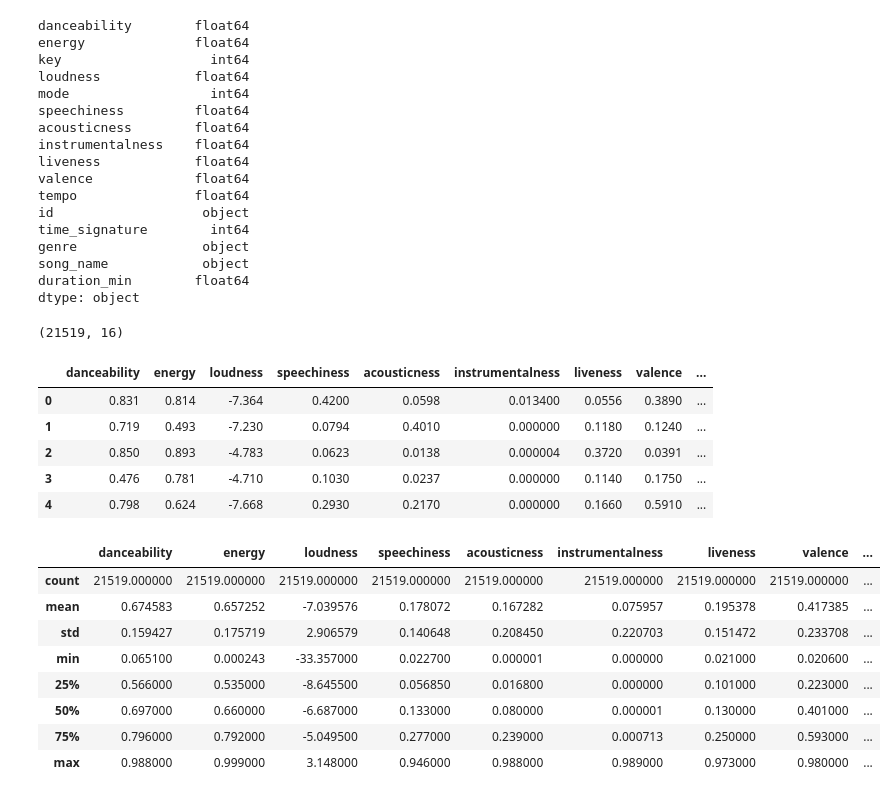
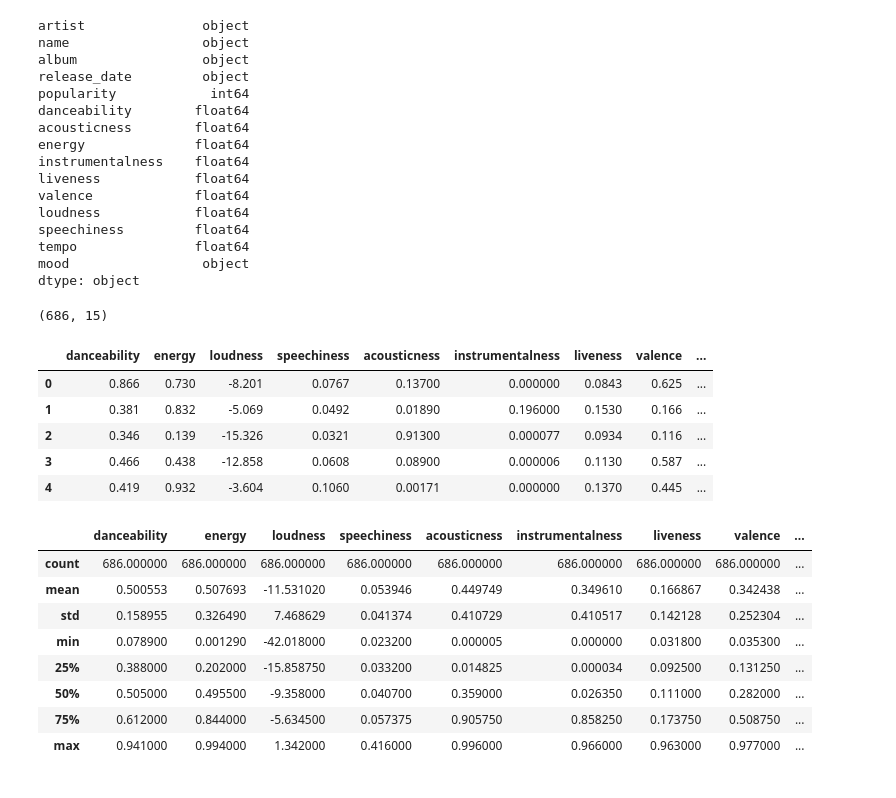
Before and after one commit to olalekeolaleke/Track-Information-and-Mood-Detector, a Jupyter notebook: analysis.ipynb, the cells around one changed output. Cells and saved outputs as stored; diff of their text form; code cells hidden in the pictures.

```diff
--- a/analysis.ipynb
+++ b/analysis.ipynb
@@ -15,5 +13,7 @@ from sklearn.preprocessing import MinMaxScaler
 # %%
-# reading csv file
-data_df = pd.read_csv("data/music_data.csv")
-data_df.head()
+# Creating csv path and loading second data in Pandas DataFrame
+
+csv_path = ("data/mood_data.csv")
+df = pd.read_csv(csv_path)
+df.head()
 # %% [output]
@@ -26,59 +26,58 @@ data_df.head()
 # %%
 # Checking the data type
 
-data_df.dtypes
+df.dtypes
 # %% [output]
+artist               object
+name                 object
+album                object
+release_date         object
+popularity            int64
 danceability        float64
+acousticness        float64
 energy              float64
-key                   int64
-loudness            float64
-mode                  int64
-speechiness         float64
-acousticness        float64
 instrumentalness    float64
 liveness            float64
 valence             float64
+loudness            float64
+speechiness         float64
 tempo               float64
-id                   object
-time_signature        int64
-genre                object
-song_name            object
-duration_min        float64
+mood                 object
 dtype: object
 # %%
-data_df.shape
+df.shape
 # %% [output]
-(21519, 16)
+(686, 15)
 # %%
 # choosing the features for our analysis
 
 chosen_cols = ['danceability', 'energy', 'loudness', 'speechiness',
                          'acousticness', 'instrumentalness', 'liveness', 'valence', 'tempo']
 
-real_df = data_df[chosen_cols].copy()
+data_df = df[chosen_cols].copy()
 
-real_df.head()
+data_df.head()
 # %% [output]
 |  | danceability | energy | loudness | speechiness | acousticness | instrumentalness | liveness | valence | ... |
-| 0 | 0.831 | 0.814 | -7.364 | 0.4200 | 0.0598 | 0.013400 | 0.0556 | 0.3890 | ... |
-| 1 | 0.719 | 0.493 | -7.230 | 0.0794 | 0.4010 | 0.000000 | 0.1180 | 0.1240 | ... |
-| 2 | 0.850 | 0.893 | -4.783 | 0.0623 | 0.0138 | 0.000004 | 0.3720 | 0.0391 | ... |
-| 3 | 0.476 | 0.781 | -4.710 | 0.1030 | 0.0237 | 0.000000 | 0.1140 | 0.1750 | ... |
-| 4 | 0.798 | 0.624 | -7.668 | 0.2930 | 0.2170 | 0.000000 | 0.1660 | 0.5910 | ... |
+| 0 | 0.866 | 0.730 | -8.201 | 0.0767 | 0.13700 | 0.000000 | 0.0843 | 0.625 | ... |
+| 1 | 0.381 | 0.832 | -5.069 | 0.0492 | 0.01890 | 0.196000 | 0.1530 | 0.166 | ... |
+| 2 | 0.346 | 0.139 | -15.326 | 0.0321 | 0.91300 | 0.000077 | 0.0934 | 0.116 | ... |
+| 3 | 0.466 | 0.438 | -12.858 | 0.0608 | 0.08900 | 0.000006 | 0.1130 | 0.587 | ... |
+| 4 | 0.419 | 0.932 | -3.604 | 0.1060 | 0.00171 | 0.000000 | 0.1370 | 0.445 | ... |
 # %%
 # Displaying our statistic summary
 
-real_df.describe()
+data_df.describe()
 # %% [output]
 |  | danceability | energy | loudness | speechiness | acousticness | instrumentalness | liveness | valence | ... |
-| count | 21519.000000 | 21519.000000 | 21519.000000 | 21519.000000 | 21519.000000 | 21519.000000 | 21519.000000 | 21519.000000 | ... |
-| mean | 0.674583 | 0.657252 | -7.039576 | 0.178072 | 0.167282 | 0.075957 | 0.195378 | 0.417385 | ... |
-| std | 0.159427 | 0.175719 | 2.906579 | 0.140648 | 0.208450 | 0.220703 | 0.151472 | 0.233708 | ... |
-| min | 0.065100 | 0.000243 | -33.357000 | 0.022700 | 0.000001 | 0.000000 | 0.021000 | 0.020600 | ... |
-| 25% | 0.566000 | 0.535000 | -8.645500 | 0.056850 | 0.016800 | 0.000000 | 0.101000 | 0.223000 | ... |
-| 50% | 0.697000 | 0.660000 | -6.687000 | 0.133000 | 0.080000 | 0.000001 | 0.130000 | 0.401000 | ... |
-| 75% | 0.796000 | 0.792000 | -5.049500 | 0.277000 | 0.239000 | 0.000713 | 0.250000 | 0.593000 | ... |
-| max | 0.988000 | 0.999000 | 3.148000 | 0.946000 | 0.988000 | 0.989000 | 0.973000 | 0.980000 | ... |
+| count | 686.000000 | 686.000000 | 686.000000 | 686.000000 | 686.000000 | 686.000000 | 686.000000 | 686.000000 | ... |
+| mean | 0.500553 | 0.507693 | -11.531020 | 0.053946 | 0.449749 | 0.349610 | 0.166867 | 0.342438 | ... |
+| std | 0.158955 | 0.326490 | 7.468629 | 0.041374 | 0.410729 | 0.410517 | 0.142128 | 0.252304 | ... |
+| min | 0.078900 | 0.001290 | -42.018000 | 0.023200 | 0.000005 | 0.000000 | 0.031800 | 0.035300 | ... |
+| 25% | 0.388000 | 0.202000 | -15.858750 | 0.033200 | 0.014825 | 0.000034 | 0.092500 | 0.131250 | ... |
+| 50% | 0.505000 | 0.495500 | -9.358000 | 0.040700 | 0.359000 | 0.026350 | 0.111000 | 0.282000 | ... |
+| 75% | 0.612000 | 0.844000 | -5.634500 | 0.057375 | 0.905750 | 0.858250 | 0.173750 | 0.508750 | ... |
+| max | 0.941000 | 0.994000 | 1.342000 | 0.416000 | 0.996000 | 0.966000 | 0.963000 | 0.977000 | ... |
 # %%
 # Displaying the Correlations between each of attributes
 
```
Also changed, not shown: parts of 13 cells of this notebook, 3 other files.
